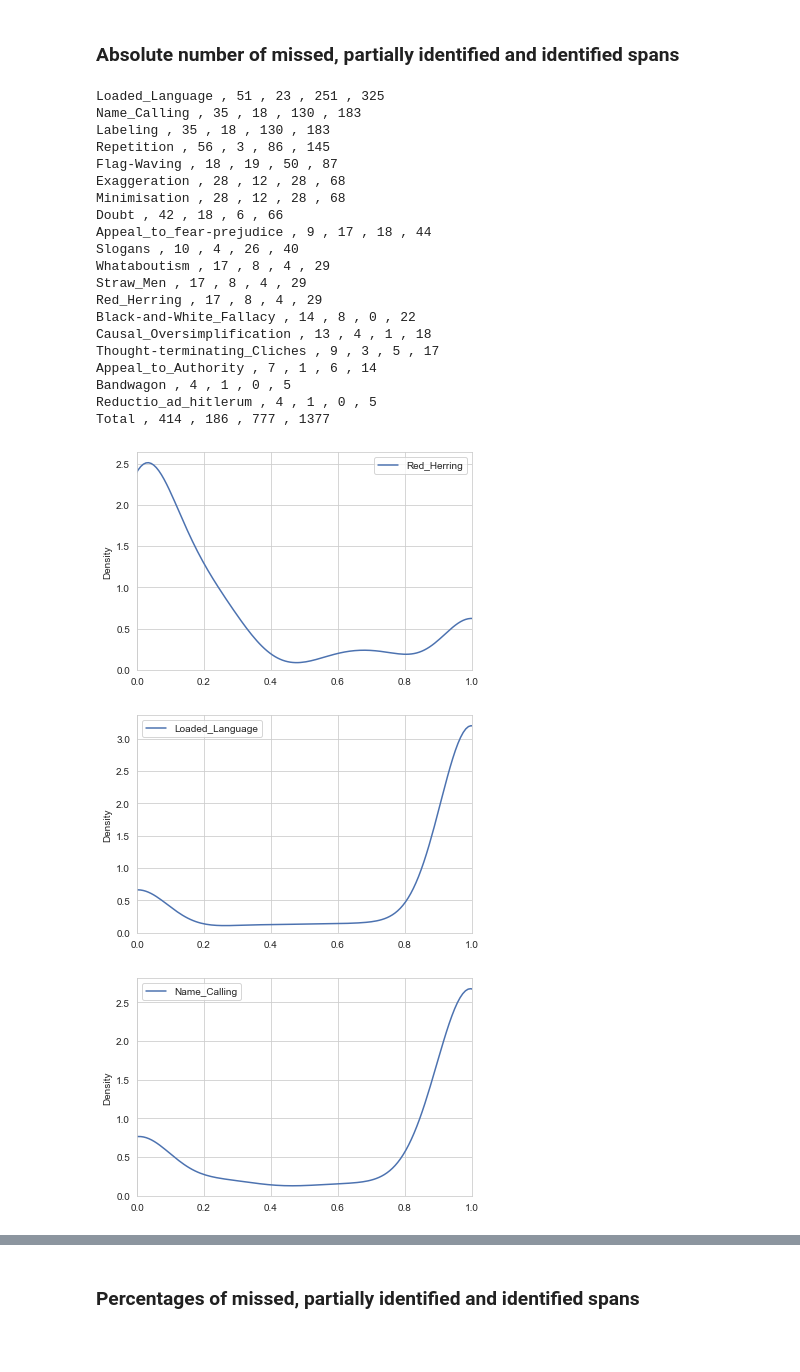
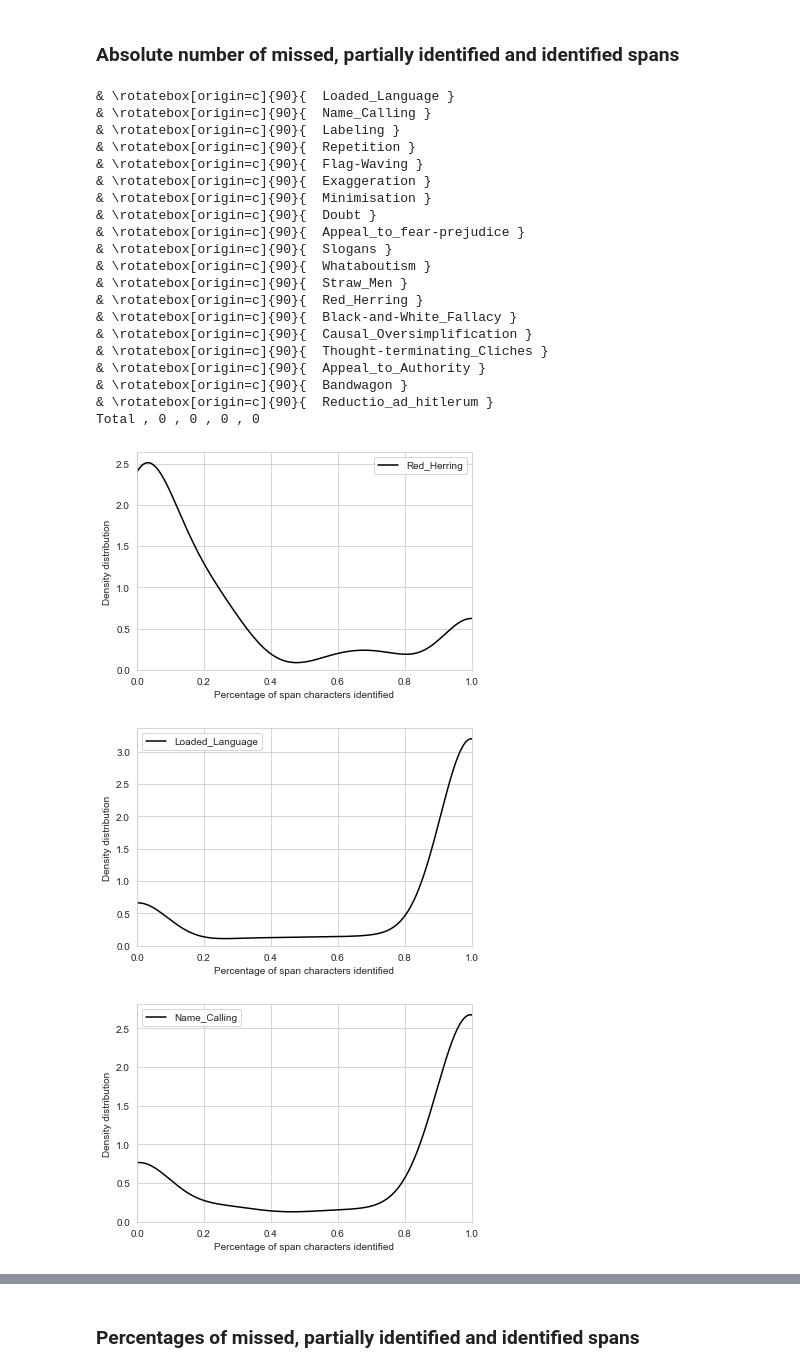
Before and after one commit to andreakiro/nlpropaganda, a Jupyter notebook: data-exploration/error_analysis.ipynb, the cells around one changed output, grey strips where cells are left out. Saved outputs shown, nothing was run; the diff lists cells and outputs as text; code cells hidden in the pictures; blank space fills up the shorter version.

```diff
--- a/data-exploration/error_analysis.ipynb
+++ b/data-exploration/error_analysis.ipynb
@@ -43,60 +43,62 @@ for id, spans in gold_split.items():
         if s[2] not in prop_categories:
             prop_categories[s[2]] = {"segm":[1, 0, 0, 0], "dist":[]}
         else:
             prop_categories[s[2]]["segm"][0] += 1
         if score >= 0.75:
             prop_categories[s[2]]["segm"][3] += 1
         elif score >= 0.15:
             prop_categories[s[2]]["segm"][2] += 1
         else:
             prop_categories[s[2]]["segm"][1] += 1
         prop_categories[s[2]]["dist"].append(score)
 
 ordered_cat = [[name, val["segm"][1], val["segm"][2], val["segm"][3], val["segm"][0]] for name, val in prop_categories.items()]
 ordered_cat.sort(key=lambda y: y[4], reverse=True)
 
 sum = [0,0,0,0]
-for cat in ordered_cat:
-    for i in range(1,5):
-        sum[i-1] += cat[i]
-    print(cat[0], ",", cat[1], ",", cat[2], ",", cat[3], ",", cat[4])
+for i in range(1,2):
+    for cat in ordered_cat:
+        print("& \\rotatebox[origin=c]{90}{ ", cat[0], "}")
+
 print("Total ,", sum[0], ",",sum[1], ",",sum[2], ",", sum[3])
 
 i = 0
 for name, cat in prop_categories.items():
-    if name == "Loaded_Language" or name == "Name_Calling" or name=="Reductio_ad_hitlerum" or name=="Red_Herring":
+    if name == "Loaded_Language" or name == "Name_Calling" or name=="Causal_Oversimplification" or name=="Red_Herring":
         sns.set_style('whitegrid')
         sns.set_palette("deep")
         # g=sns.distplot(np.array(cat["dist"]), hist=True, kde=False,
         #      color = 'darkblue',
         #      hist_kws={'edgecolor':'black'},
         #      kde_kws={'linewidth': 4})
-        g = sns.kdeplot(np.array(cat["dist"]), bw=0.25, label=name,  legend=True)
+        g = sns.kdeplot(np.array(cat["dist"]), bw=0.25, label=name,  legend=True, color="k")
+        #sns.histplot(np.array(cat["dist"]));
         g.set(xlim=(0, 1))
-        plt.savefig("sk"+name+'.png')
+        g.set(ylabel='Density distribution', xlabel='Percentage of span characters identified')
+        plt.savefig(name+'.pdf')
         plt.legend()
         plt.show()
 # %% [output]
-Loaded_Language , 51 , 23 , 251 , 325
-Name_Calling , 35 , 18 , 130 , 183
-Labeling , 35 , 18 , 130 , 183
-Repetition , 56 , 3 , 86 , 145
-Flag-Waving , 18 , 19 , 50 , 87
-Exaggeration , 28 , 12 , 28 , 68
-Minimisation , 28 , 12 , 28 , 68
-Doubt , 42 , 18 , 6 , 66
-Appeal_to_fear-prejudice , 9 , 17 , 18 , 44
-Slogans , 10 , 4 , 26 , 40
-Whataboutism , 17 , 8 , 4 , 29
-Straw_Men , 17 , 8 , 4 , 29
-Red_Herring , 17 , 8 , 4 , 29
-Black-and-White_Fallacy , 14 , 8 , 0 , 22
-Causal_Oversimplification , 13 , 4 , 1 , 18
-Thought-terminating_Cliches , 9 , 3 , 5 , 17
-Appeal_to_Authority , 7 , 1 , 6 , 14
-Bandwagon , 4 , 1 , 0 , 5
-Reductio_ad_hitlerum , 4 , 1 , 0 , 5
-Total , 414 , 186 , 777 , 1377
+& \rotatebox[origin=c]{90}{  Loaded_Language }
+& \rotatebox[origin=c]{90}{  Name_Calling }
+& \rotatebox[origin=c]{90}{  Labeling }
+& \rotatebox[origin=c]{90}{  Repetition }
+& \rotatebox[origin=c]{90}{  Flag-Waving }
+& \rotatebox[origin=c]{90}{  Exaggeration }
+& \rotatebox[origin=c]{90}{  Minimisation }
+& \rotatebox[origin=c]{90}{  Doubt }
+& \rotatebox[origin=c]{90}{  Appeal_to_fear-prejudice }
+& \rotatebox[origin=c]{90}{  Slogans }
+& \rotatebox[origin=c]{90}{  Whataboutism }
+& \rotatebox[origin=c]{90}{  Straw_Men }
+& \rotatebox[origin=c]{90}{  Red_Herring }
+& \rotatebox[origin=c]{90}{  Black-and-White_Fallacy }
+& \rotatebox[origin=c]{90}{  Causal_Oversimplification }
+& \rotatebox[origin=c]{90}{  Thought-terminating_Cliches }
+& \rotatebox[origin=c]{90}{  Appeal_to_Authority }
+& \rotatebox[origin=c]{90}{  Bandwagon }
+& \rotatebox[origin=c]{90}{  Reductio_ad_hitlerum }
+Total , 0 , 0 , 0 , 0
-[figure, old version]
+[figure, new version]
-[figure, old version]
+[figure, new version]
-[figure, old version]
+[figure, new version]
```
Also changed, not shown: parts of 13 cells of this notebook, 11 other files.
